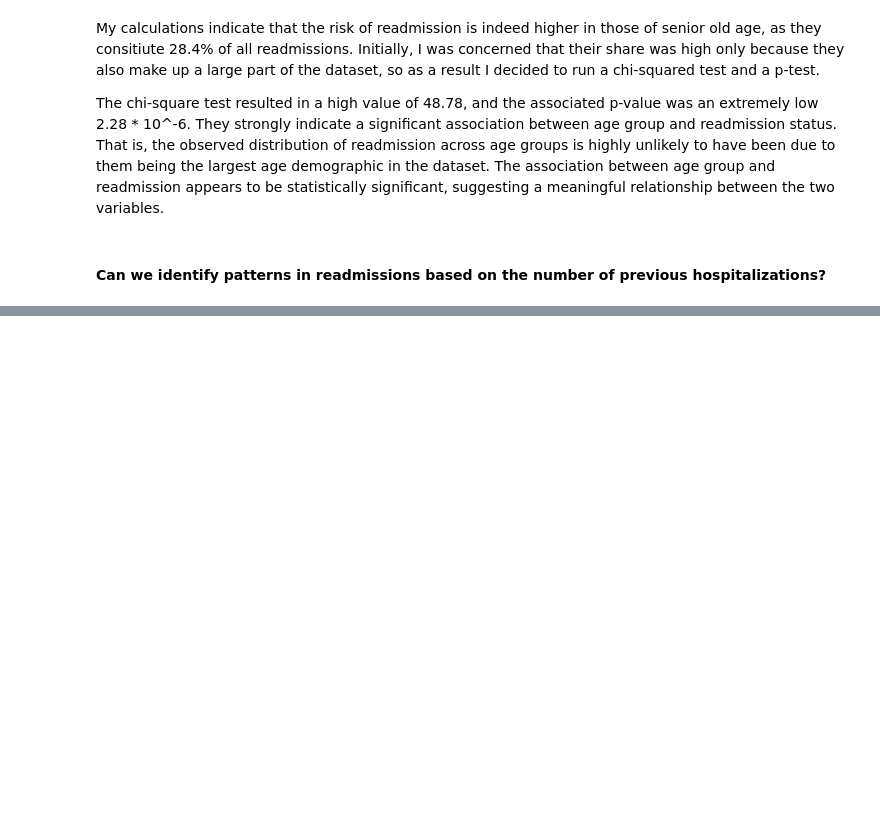
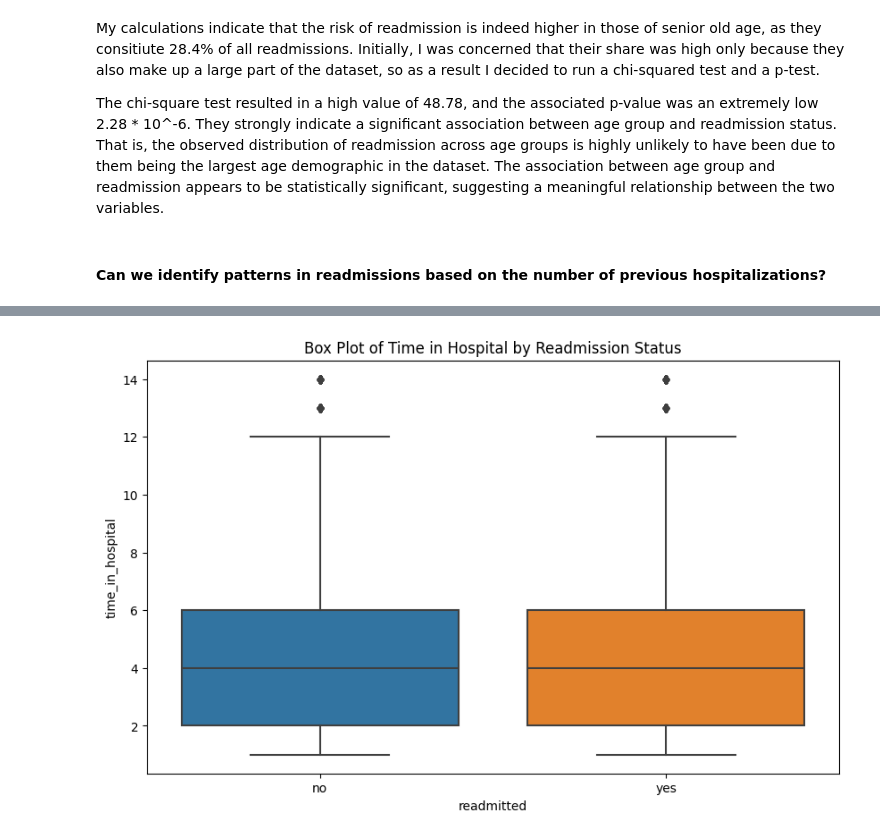
Before and after one commit to el-tortugo/hospital-readmissions-project, a Jupyter notebook: hrea-exploration.ipynb, the cells around one changed output, grey strips where cells are left out. Drawn from its saved outputs; the diff is of its cells as text; code cells hidden in the pictures; blank space fills up the shorter version.

Commit message:
completed data analysis on patient demographics

```diff
--- a/hrea-exploration.ipynb
+++ b/hrea-exploration.ipynb
@@ -380,0 +393,8 @@ The chi-square test resulted in a high value of 48.78, and the associated p-valu
+# %%
+# Assuming df is your DataFrame
+plt.figure(figsize=(10, 6))
+sns.boxplot(x='readmitted', y='time_in_hospital', data=df)
+plt.title('Box Plot of Time in Hospital by Readmission Status')
+plt.show()
+# %% [output]
+[figure, added]
```
Also changed, not shown: parts of 2 cells of this notebook.
